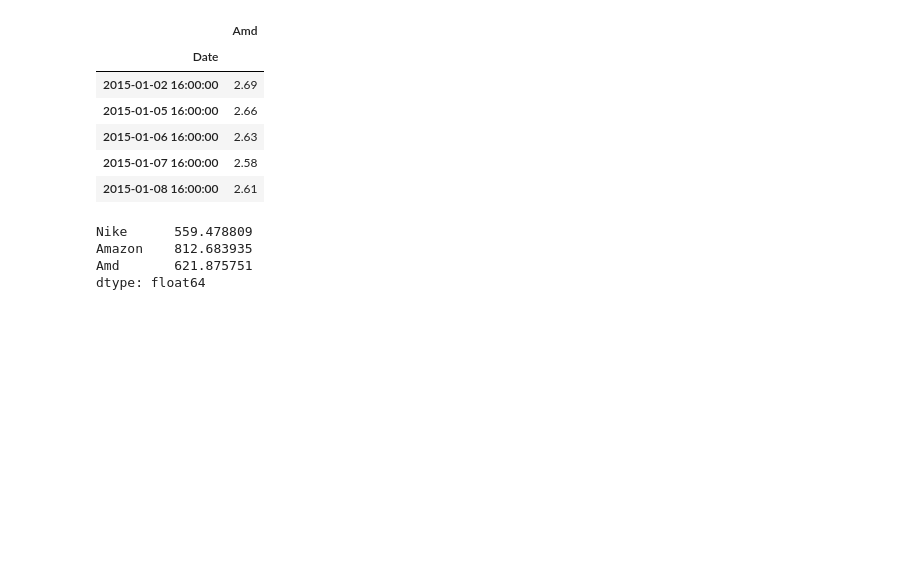
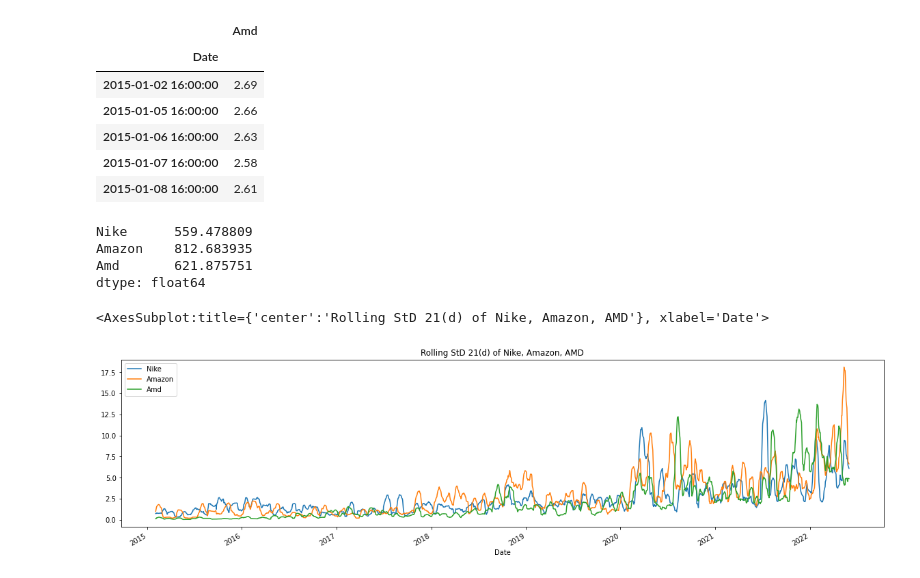
Before and after one commit to zeta1178/FinTech-Mod4-Challenge, a Jupyter notebook: Module_4_Challange.ipynb, the cells around one changed output. Drawn from its saved outputs; the diff is of its cells as text; code cells hidden in the pictures; blank space fills up the shorter version.

```diff
--- a/Module_4_Challange.ipynb
+++ b/Module_4_Challange.ipynb
@@ -390,3 +390,13 @@ Nike      559.478809
 Amazon    812.683935
 Amd       621.875751
 dtype: float64
+# %%
+# Calculate and plot the rolling standard deviation with a 21-day window.
+#
+combined_goog_df.rolling(window=21).std().plot(figsize=(20,5),title="Rolling StD 21(d) of Nike, Amazon, AMD", legend=True)
+# nike_df.rolling(window=21).std().plot(figsize=(20,5),title="Rolling StD 21(d) of Nike",color='b', legend=True, subplots=True)
+# amzn_df.rolling(window=21).std().plot(figsize=(20,5),title="Rolling StD 21(d) of Amazon",color='g', legend=True, subplots=True)
+# amd_df.rolling(window=21).std().plot(figsize=(20,5),title="Rolling StD 21(d) of AMD",color='r', legend=True, subplots=True)
+# %% [output]
+<AxesSubplot:title={'center':'Rolling StD 21(d) of Nike, Amazon, AMD'}, xlabel='Date'>
+[figure, added]
```
Also changed, not shown: parts of 3 cells of this notebook.
